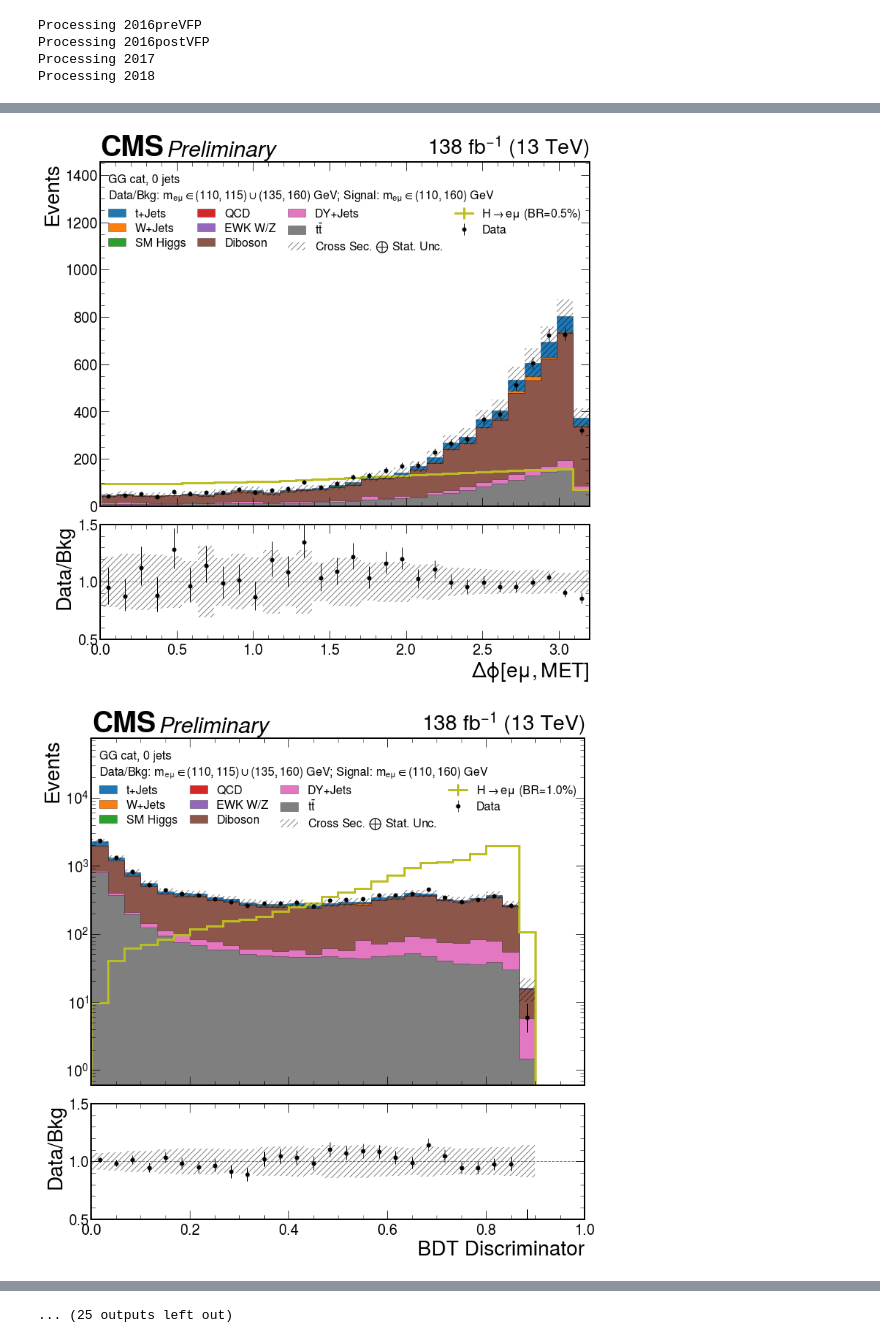
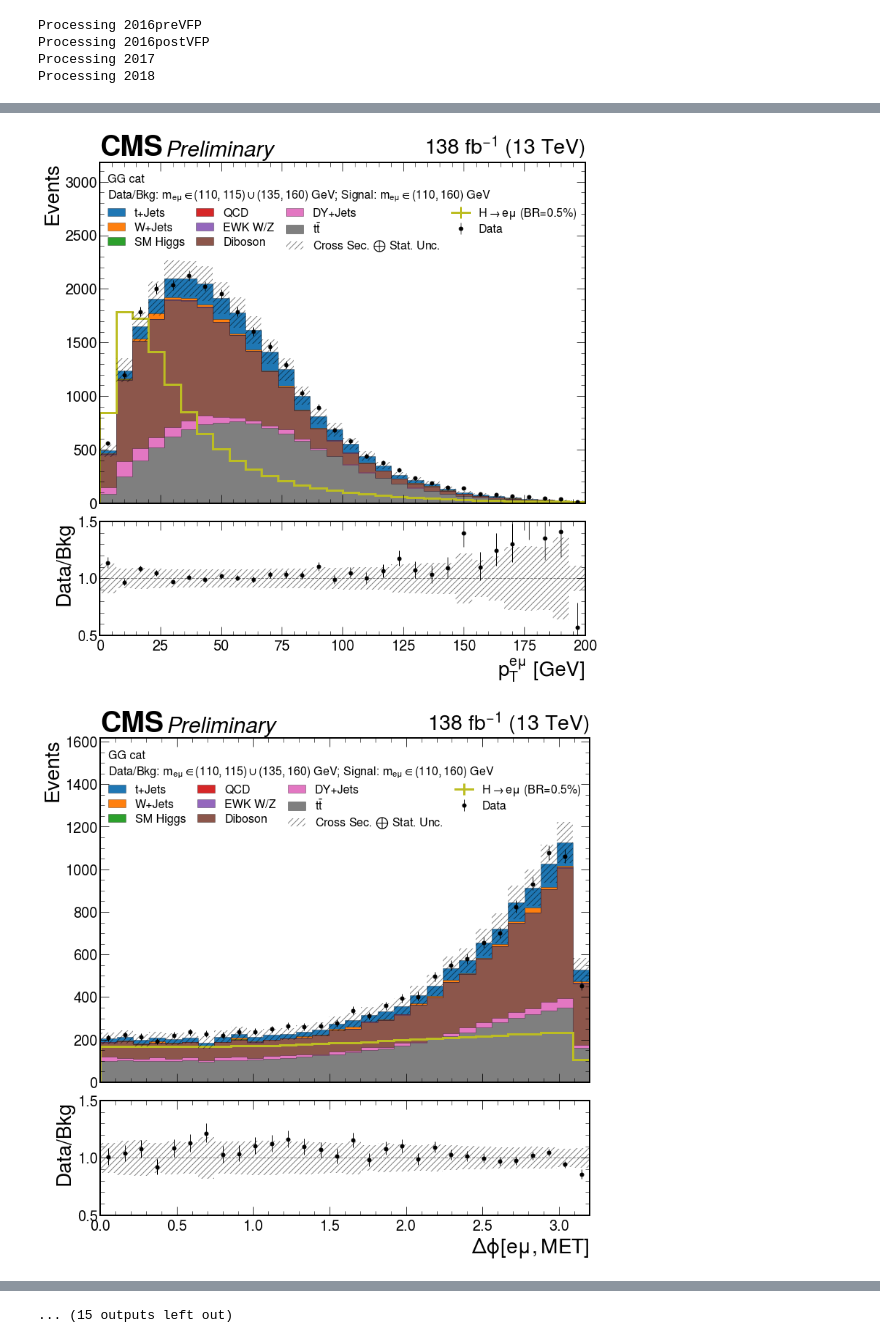
Before and after one commit to kawaho/XGBoost-for-HtoEMu, a Jupyter notebook: Validation_main-Comb.ipynb, the cells around one changed output, grey strips where cells are left out. Drawn from its saved outputs; the diff is of its cells as text; code cells hidden in the pictures.

```diff
--- a/Validation_main-Comb.ipynb
+++ b/Validation_main-Comb.ipynb
@@ -119,7 +119,7 @@ var_dict = [{}, {}, {}]
 df = []
 for year in years:
     print(f'Processing {year}')
-    result = load(f"../results/{year}/makeDF/output_WJet.coffea")
+    result = load(f"../results/{year}/makeDF/output_WJet2.coffea")
     if isinstance(result,tuple):
         result = result[0]
     for varName in result:
@@ -187,10 +187,13 @@ W2JetsToLNu 0.0
 W3JetsToLNu 0.0
 W4JetsToLNu 0.0
 0.0 857.0
+# %%
+data_cuts_os = [pd.concat([data_cuts_os[0],data_cuts_os[1],data_cuts_os[2]], axis=0, ignore_index=True), data_cuts_os[-1]]
+data_cuts_ss = [pd.concat([data_cuts_ss[0],data_cuts_ss[1],data_cuts_ss[2]], axis=0, ignore_index=True), data_cuts_ss[-1]]
 # %%
 #Load and predict from model
 import xgboost as xgb
-model_names = ["results/model_GG_0jets.json", "results/model_GG_1jets.json", "results/model_GG_2jets.json", "results/model_VBF_2jets.json"]
+model_names = ["results/model_GG.json", "results/model_VBF.json"]
 for i in range(ncats):
     print(i)
     model_out_file = model_names[i]
@@ -216,11 +217,11 @@ See the caveats in the documentation: https://pandas.pydata.org/pandas-docs/stab
 # %%
-dict_of_hists = [{}, {}, {}, {}]
+dict_of_hists = [{}, {}]
 
 from coffea import hist
 
 dataset_axis = hist.Cat("dataset", "samples")
 for i in range(ncats):
-    if i==3:
+    if i==1:
         features_map_ = features_map_vbf
     else:
         features_map_ = features_map
@@ -314,8 +313,8 @@ import mplhep
 
 %matplotlib inline
 
-catlabels = ['GG cat, 0 jets', 'GG cat, 1 jets', 'GG cat, $\geq$ 2 jets', 'VBF cat']
-catlabels2 = ['gg0', 'gg1', 'gg2', 'vbf']
+catlabels = ['GG cat', 'VBF cat']
+catlabels2 = ['gg', 'vbf']
 
 list_of_bkg = [r'$t\bar{t}$', 't+Jets', 'SM Higgs', "DY+Jets", "EWK W/Z", "Diboson", "W+Jets"]#, "QCD"]
 
@@ -457,7 +456,7 @@ for dict_of_hist, feature_names, catlabel, catlabel2 in zip(dict_of_hists, featu
             ax.set_yscale('log')
             ax.set_ylim(10**(math.log10(min([i for i in data.sum("dataset").values()[()] if i!=0]))-1), 10**(math.log10(max(data.sum("dataset").values()[()]))+1.5))
         else:
-            ax.set_ylim(0, max(data.sum("dataset").values()[()])*2)
+            ax.set_ylim(0, max(data.sum("dataset").values()[()])*1.5)
 #        ax.set_ylim(0, max(data.sum("dataset").values()[()])*2)
         ax.set_xlabel(None)
 
@@ -504,5 +503,5 @@ for dict_of_hist, feature_names, catlabel, catlabel2 in zip(dict_of_hists, featu
         rax.set_ylabel("Data/Bkg", loc='center')
 
         lumi = mplhep.cms.label(ax=ax, lumi=138, label="Preliminary", data=1)
-        #fig.savefig(f'plots/MCData/{var_}_{catlabel2}.png')
+        fig.savefig(f'plots/MCData/{var_}_{catlabel2}.png')
 # %% [output]
@@ -512,2 +511,2 @@ for dict_of_hist, feature_names, catlabel, catlabel2 in zip(dict_of_hists, featu
-[figure, old version]
+[figure, new version]
-[figure, old version]
+[figure, new version]
@@ -521 +520 @@ for dict_of_hist, feature_names, catlabel, catlabel2 in zip(dict_of_hists, featu
-... (25 outputs left out)
+... (15 outputs left out)
```
Also changed, not shown: parts of 9 cells of this notebook, 5 other files.
